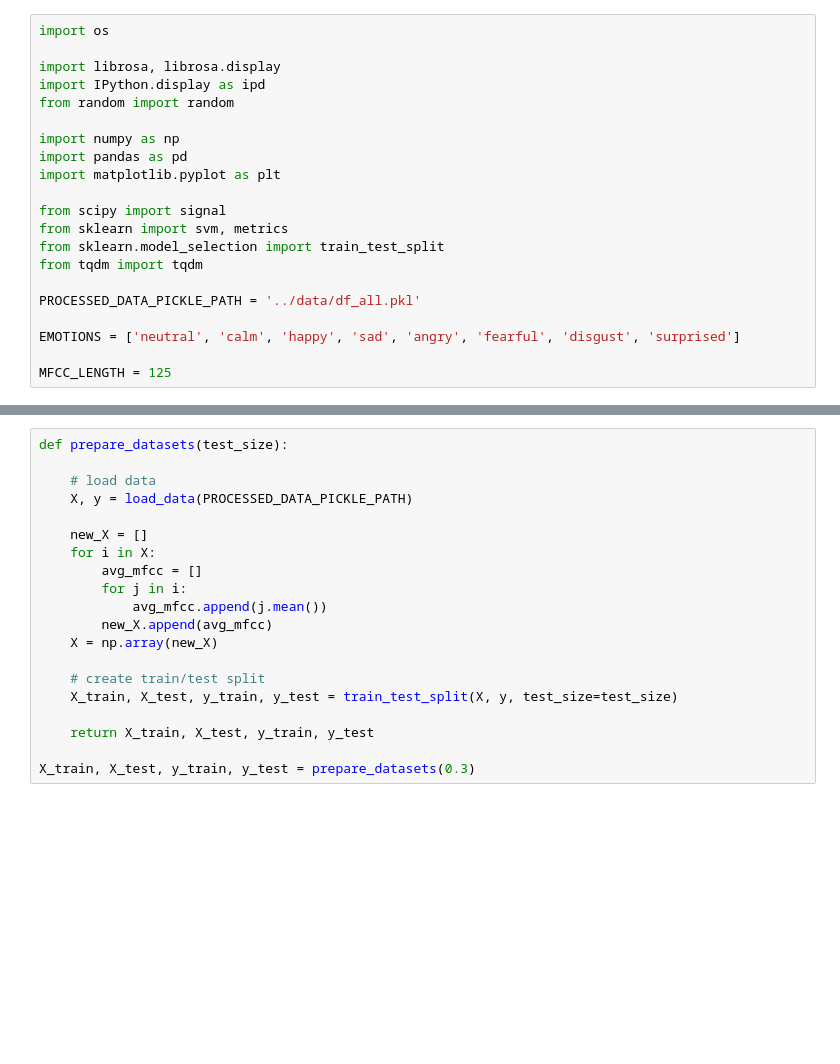
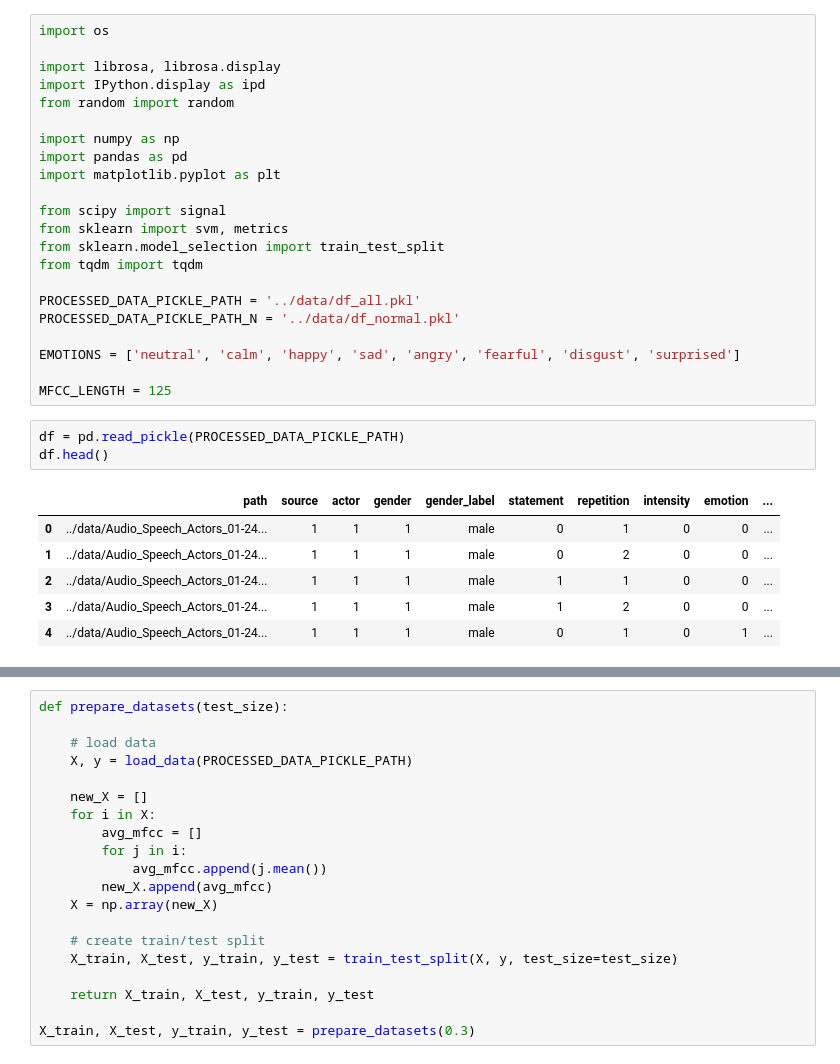
Before and after one commit to itsmartinhi/speech-emotion-recognition, a Jupyter notebook: notebooks/svm.ipynb, the cells around one changed output, grey strips where cells are left out. Drawn from its saved outputs; the diff is of its cells as text; blank space fills up the shorter version.

```diff
--- a/notebooks/svm.ipynb
+++ b/notebooks/svm.ipynb
@@ -15,7 +15,18 @@ from sklearn.model_selection import train_test_split
 from tqdm import tqdm
 
 PROCESSED_DATA_PICKLE_PATH = '../data/df_all.pkl'
+PROCESSED_DATA_PICKLE_PATH_N = '../data/df_normal.pkl'
 
 EMOTIONS = ['neutral', 'calm', 'happy', 'sad', 'angry', 'fearful', 'disgust', 'surprised']
 
 MFCC_LENGTH = 125
+# %%
+df = pd.read_pickle(PROCESSED_DATA_PICKLE_PATH)
+df.head()
+# %% [output]
+|  | path | source | actor | gender | gender_label | statement | repetition | intensity | emotion | ... |
+| 0 | ../data/Audio_Speech_Actors_01-24... | 1 | 1 | 1 | male | 0 | 1 | 0 | 0 | ... |
+| 1 | ../data/Audio_Speech_Actors_01-24... | 1 | 1 | 1 | male | 0 | 2 | 0 | 0 | ... |
+| 2 | ../data/Audio_Speech_Actors_01-24... | 1 | 1 | 1 | male | 1 | 1 | 0 | 0 | ... |
+| 3 | ../data/Audio_Speech_Actors_01-24... | 1 | 1 | 1 | male | 1 | 2 | 0 | 0 | ... |
+| 4 | ../data/Audio_Speech_Actors_01-24... | 1 | 1 | 1 | male | 0 | 1 | 0 | 1 | ... |
```
Also changed, not shown: parts of 3 cells of this notebook, 12 other files.
